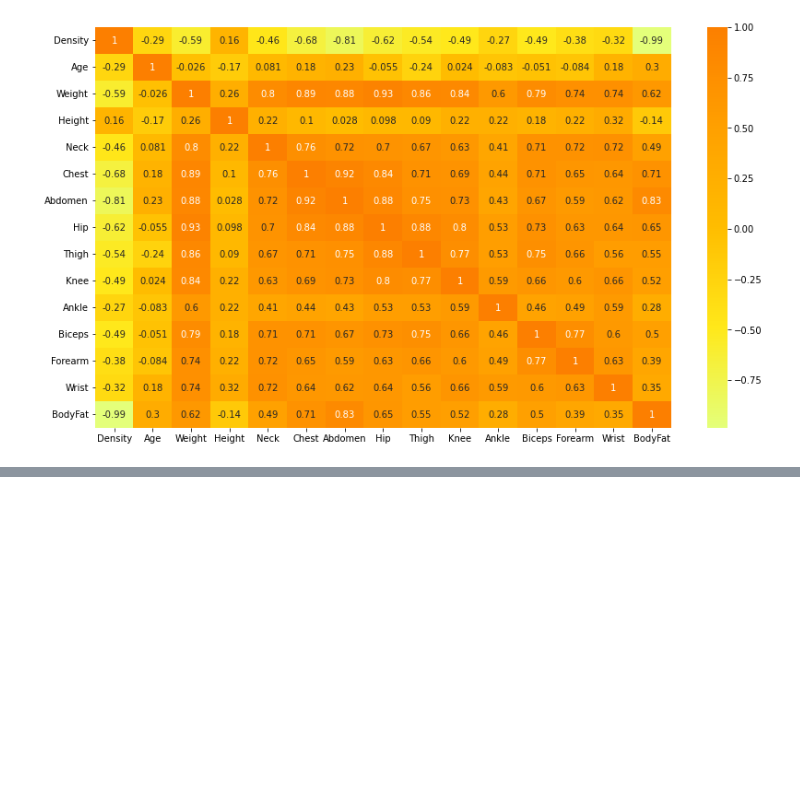
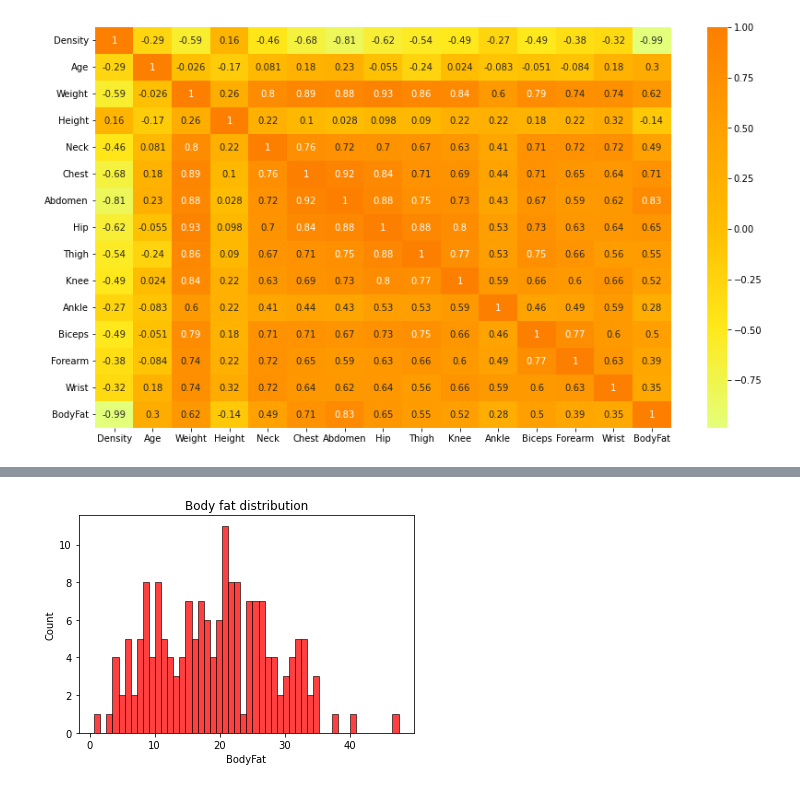
Before and after one commit to Wilmo95/regression-body-fat, a Jupyter notebook: body-fat-prediction.ipynb, the cells around one changed output, grey strips where cells are left out. Saved outputs shown, nothing was run; the diff lists cells and outputs as text; code cells hidden in the pictures; blank space fills up the shorter version.

```diff
--- a/body-fat-prediction.ipynb
+++ b/body-fat-prediction.ipynb
@@ -201,0 +218,7 @@ ShapiroResult(statistic=0.9059879183769226, pvalue=1.9460620614975e-11)
+# %%
+fig, ax = plt.subplots()
+sns.histplot(y_train, bins=50, color='r')
+ax.set_title("Body fat distribution")
+plt.show()
+# %% [output]
+[figure, added]
```
Also changed, not shown: parts of 53 cells of this notebook.
